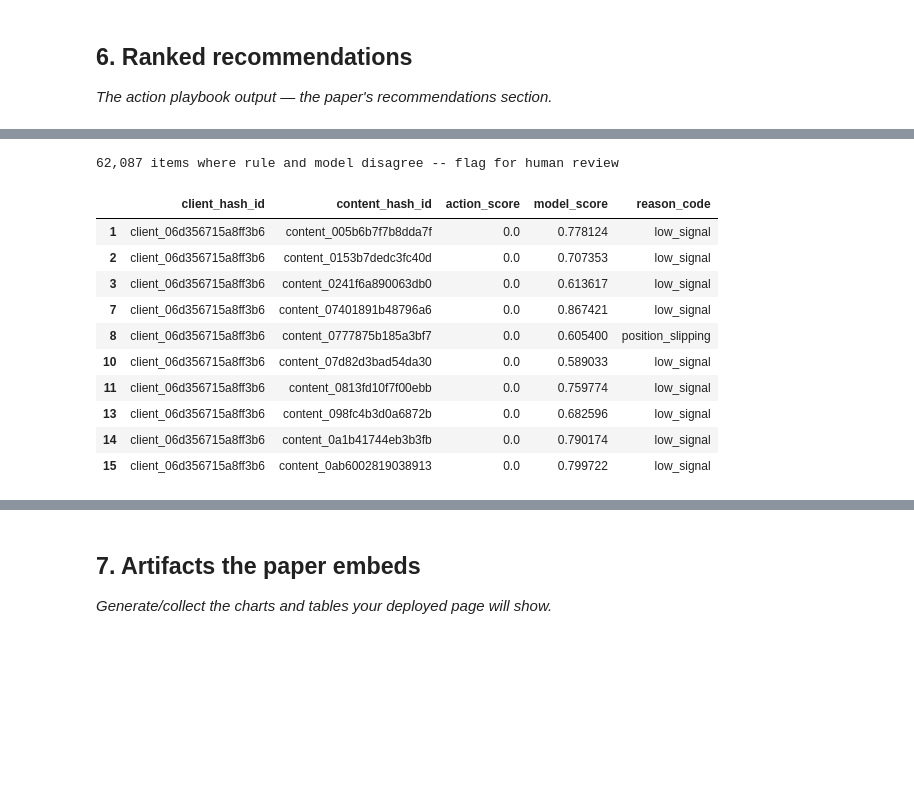
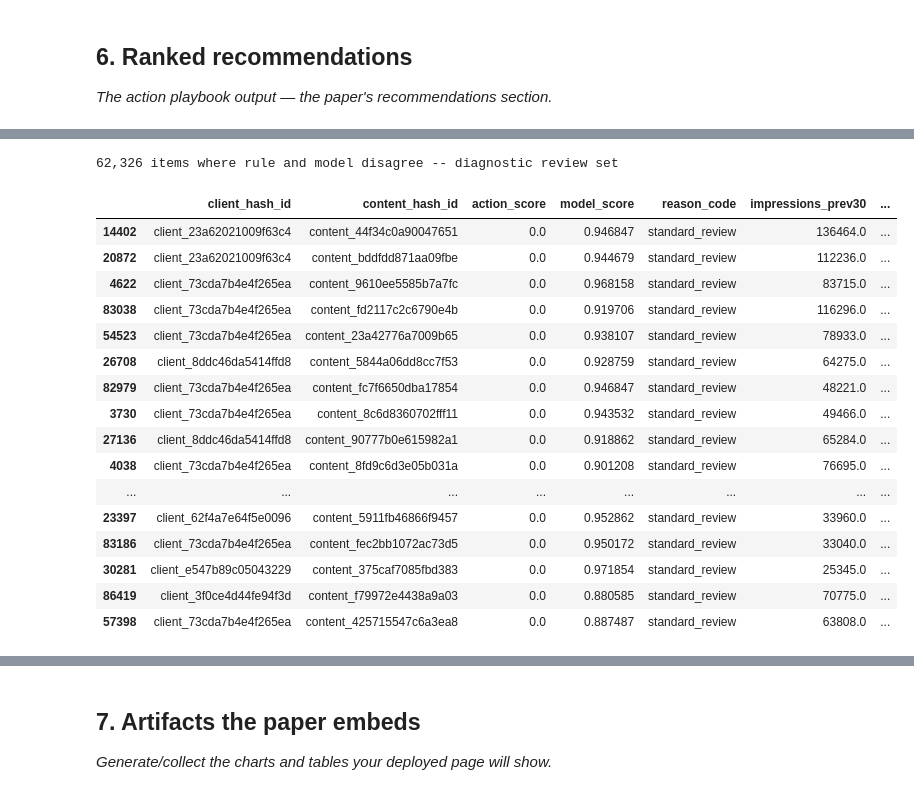
Before and after one commit to AhmedMahmoud-123/FlyRank_AI, a Jupyter notebook: work/notebooks/capstone.ipynb, the cells around one changed output, grey strips where cells are left out. Cells and saved outputs as stored; diff of their text form; code cells hidden in the pictures; blank space fills up the shorter version.

```diff
--- a/work/notebooks/capstone.ipynb
+++ b/work/notebooks/capstone.ipynb
@@ -539,29 +866,57 @@ queue[['client_hash_id', 'content_hash_id', 'action_score', 'reason_code',
 | 17 | client_23a62021009f63c4 | content_815964d0a77d7a69 | 70837.0 | position_slipping | 70837.0 | 25.011473 | ... |
 | 18 | client_23a62021009f63c4 | content_c20a5d57d6cd25f1 | 69590.0 | position_slipping | 69590.0 | 24.333078 | ... |
 | 19 | client_fef1a8f436438636 | content_ba462518dad435fc | 66124.0 | position_slipping | 66124.0 | 28.900969 | ... |
-# %%
-X_all = final[final_feature_cols]
-final['model_score'] = model_final.predict_proba(X_all)[:, 1]
-
-model_flag = (final['model_score'] >= 0.5).astype(int)
-rule_flag = (final['action_score'] > 0).astype(int)
-disagreement = final[model_flag != rule_flag]
-
-print(f"{len(disagreement):,} items where rule and model disagree -- flag for human review")
-disagreement[['client_hash_id', 'content_hash_id', 'action_score', 'model_score', 'reason_code']].head(10)
-# %% [output]
-62,087 items where rule and model disagree -- flag for human review
-|  | client_hash_id | content_hash_id | action_score | model_score | reason_code |
-| 1 | client_06d356715a8ff3b6 | content_005b6b7f7b8dda7f | 0.0 | 0.778124 | low_signal |
-| 2 | client_06d356715a8ff3b6 | content_0153b7dedc3fc40d | 0.0 | 0.707353 | low_signal |
-| 3 | client_06d356715a8ff3b6 | content_0241f6a890063db0 | 0.0 | 0.613617 | low_signal |
-| 7 | client_06d356715a8ff3b6 | content_07401891b48796a6 | 0.0 | 0.867421 | low_signal |
-| 8 | client_06d356715a8ff3b6 | content_0777875b185a3bf7 | 0.0 | 0.605400 | position_slipping |
-| 10 | client_06d356715a8ff3b6 | content_07d82d3bad54da30 | 0.0 | 0.589033 | low_signal |
-| 11 | client_06d356715a8ff3b6 | content_0813fd10f7f00ebb | 0.0 | 0.759774 | low_signal |
-| 13 | client_06d356715a8ff3b6 | content_098fc4b3d0a6872b | 0.0 | 0.682596 | low_signal |
-| 14 | client_06d356715a8ff3b6 | content_0a1b41744eb3b3fb | 0.0 | 0.790174 | low_signal |
-| 15 | client_06d356715a8ff3b6 | content_0ab6002819038913 | 0.0 | 0.799722 | low_signal |
+# %%
+disagreement = final[model_flag != rule_flag].copy()
+
+disagreement['review_priority'] = (
+    disagreement['model_score'] *
+    np.log1p(disagreement['impressions_prev30'].fillna(0))
+)
+
+disagreement = disagreement.sort_values(
+    'review_priority',
+    ascending=False
+)
+
+print(
+    f"{len(disagreement):,} items where rule and model disagree "
+    "-- diagnostic review set"
+)
+
+display(
+    disagreement[
+        [
+            'client_hash_id',
+            'content_hash_id',
+            'action_score',
+            'model_score',
+            'reason_code',
+            'impressions_prev30',
+            'avg_position_prev30',
+            'days_since_last_update'
+        ]
+    ].head(20)
+)
+# %% [output]
+62,326 items where rule and model disagree -- diagnostic review set
+|  | client_hash_id | content_hash_id | action_score | model_score | reason_code | impressions_prev30 | ... |
+| 14402 | client_23a62021009f63c4 | content_44f34c0a90047651 | 0.0 | 0.946847 | standard_review | 136464.0 | ... |
+| 20872 | client_23a62021009f63c4 | content_bddfdd871aa09fbe | 0.0 | 0.944679 | standard_review | 112236.0 | ... |
+| 4622 | client_73cda7b4e4f265ea | content_9610ee5585b7a7fc | 0.0 | 0.968158 | standard_review | 83715.0 | ... |
+| 83038 | client_73cda7b4e4f265ea | content_fd2117c2c6790e4b | 0.0 | 0.919706 | standard_review | 116296.0 | ... |
+| 54523 | client_73cda7b4e4f265ea | content_23a42776a7009b65 | 0.0 | 0.938107 | standard_review | 78933.0 | ... |
+| 26708 | client_8ddc46da5414ffd8 | content_5844a06dd8cc7f53 | 0.0 | 0.928759 | standard_review | 64275.0 | ... |
+| 82979 | client_73cda7b4e4f265ea | content_fc7f6650dba17854 | 0.0 | 0.946847 | standard_review | 48221.0 | ... |
+| 3730 | client_73cda7b4e4f265ea | content_8c6d8360702fff11 | 0.0 | 0.943532 | standard_review | 49466.0 | ... |
+| 27136 | client_8ddc46da5414ffd8 | content_90777b0e615982a1 | 0.0 | 0.918862 | standard_review | 65284.0 | ... |
+| 4038 | client_73cda7b4e4f265ea | content_8fd9c6d3e05b031a | 0.0 | 0.901208 | standard_review | 76695.0 | ... |
+| ... | ... | ... | ... | ... | ... | ... | ... |
+| 23397 | client_62f4a7e64f5e0096 | content_5911fb46866f9457 | 0.0 | 0.952862 | standard_review | 33960.0 | ... |
+| 83186 | client_73cda7b4e4f265ea | content_fec2bb1072ac73d5 | 0.0 | 0.950172 | standard_review | 33040.0 | ... |
+| 30281 | client_e547b89c05043229 | content_375caf7085fbd383 | 0.0 | 0.971854 | standard_review | 25345.0 | ... |
+| 86419 | client_3f0ce4d44fe94f3d | content_f79972e4438a9a03 | 0.0 | 0.880585 | standard_review | 70775.0 | ... |
+| 57398 | client_73cda7b4e4f265ea | content_425715547c6a3ea8 | 0.0 | 0.887487 | standard_review | 63808.0 | ... |
 # %%
 print(f"rule flags:  {rule_flag.sum():,} / {len(rule_flag):,}  ({rule_flag.mean():.1%})")
 print(f"model flags: {model_flag.sum():,} / {len(model_flag):,}  ({model_flag.mean():.1%})")
```
Also changed, not shown: parts of 23 cells of this notebook.
